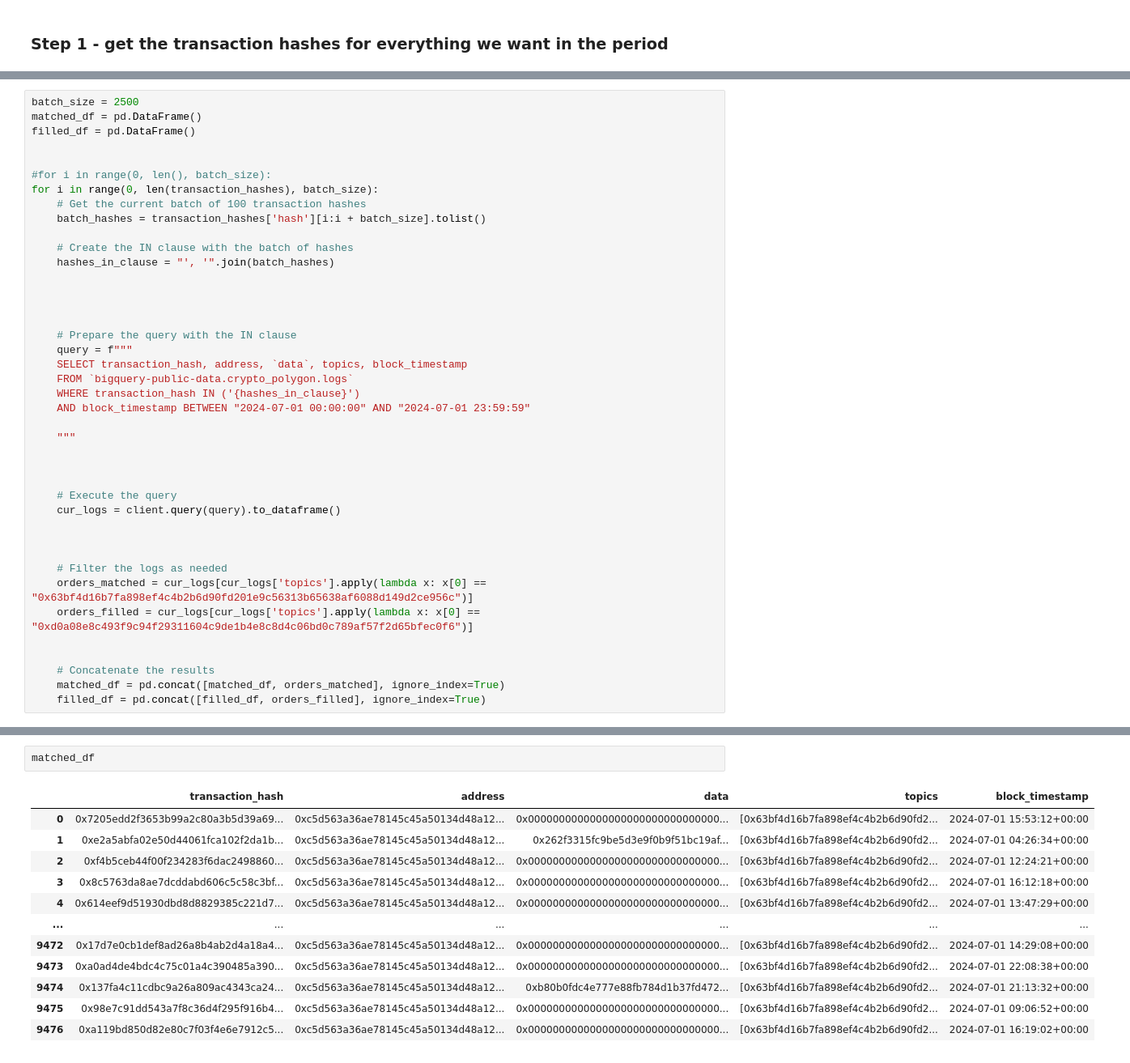
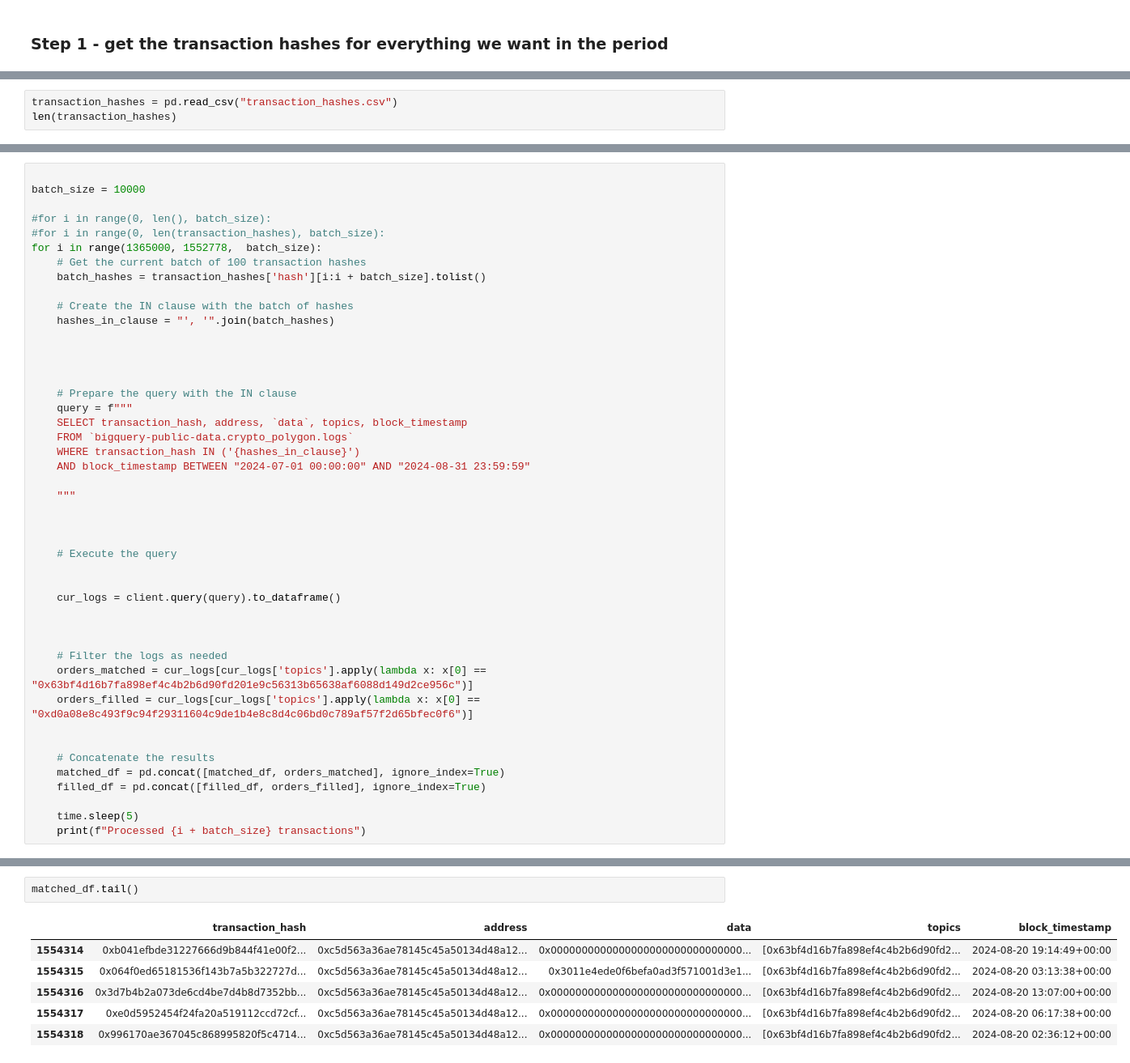
Before and after one commit to jonahk0702/How-Are-Returns-Distributed-in-Prediction-Markets, a Jupyter notebook: main.ipynb, the cells around one changed output, grey strips where cells are left out. Shown at 81% size. Cells and saved outputs as stored; diff of their text form.

```diff
--- a/main.ipynb
+++ b/main.ipynb
@@ -45,0 +51,3 @@ len(transaction_hashes)
+# %%
+transaction_hashes = pd.read_csv("transaction_hashes.csv")
+len(transaction_hashes)
@@ -54,11 +71,10 @@ Cred Evelyne Ong the Second
 # %%
-batch_size = 2500
-matched_df = pd.DataFrame()
-filled_df = pd.DataFrame()
 
+batch_size = 10000
 
 #for i in range(0, len(), batch_size):
-for i in range(0, len(transaction_hashes), batch_size):
+#for i in range(0, len(transaction_hashes), batch_size):
+for i in range(1365000, 1552778,  batch_size):
     # Get the current batch of 100 transaction hashes
     batch_hashes = transaction_hashes['hash'][i:i + batch_size].tolist()
 
@@ -73,13 +89,15 @@ for i in range(0, len(transaction_hashes), batch_size):
     SELECT transaction_hash, address, `data`, topics, block_timestamp
     FROM `bigquery-public-data.crypto_polygon.logs`
     WHERE transaction_hash IN ('{hashes_in_clause}')
-    AND block_timestamp BETWEEN "2024-07-01 00:00:00" AND "2024-07-01 23:59:59"
+    AND block_timestamp BETWEEN "2024-07-01 00:00:00" AND "2024-08-31 23:59:59"
 
     """
 
 
 
     # Execute the query
+
+
     cur_logs = client.query(query).to_dataframe()
 
 
@@ -92,3 +110,6 @@ for i in range(0, len(transaction_hashes), batch_size):
     # Concatenate the results
     matched_df = pd.concat([matched_df, orders_matched], ignore_index=True)
     filled_df = pd.concat([filled_df, orders_filled], ignore_index=True)
+
+    time.sleep(5)
+    print(f"Processed {i + batch_size} transactions")
@@ -95,15 +140,9 @@ for i in range(0, len(transaction_hashes), batch_size):
 # %%
-matched_df
+matched_df.tail()
 # %% [output]
 |  | transaction_hash | address | data | topics | block_timestamp |
-| 0 | 0x7205edd2f3653b99a2c80a3b5d39a69... | 0xc5d563a36ae78145c45a50134d48a12... | 0x0000000000000000000000000000000... | [0x63bf4d16b7fa898ef4c4b2b6d90fd2... | 2024-07-01 15:53:12+00:00 |
-| 1 | 0xe2a5abfa02e50d44061fca102f2da1b... | 0xc5d563a36ae78145c45a50134d48a12... | 0x262f3315fc9be5d3e9f0b9f51bc19af... | [0x63bf4d16b7fa898ef4c4b2b6d90fd2... | 2024-07-01 04:26:34+00:00 |
-| 2 | 0xf4b5ceb44f00f234283f6dac2498860... | 0xc5d563a36ae78145c45a50134d48a12... | 0x0000000000000000000000000000000... | [0x63bf4d16b7fa898ef4c4b2b6d90fd2... | 2024-07-01 12:24:21+00:00 |
-| 3 | 0x8c5763da8ae7dcddabd606c5c58c3bf... | 0xc5d563a36ae78145c45a50134d48a12... | 0x0000000000000000000000000000000... | [0x63bf4d16b7fa898ef4c4b2b6d90fd2... | 2024-07-01 16:12:18+00:00 |
-| 4 | 0x614eef9d51930dbd8d8829385c221d7... | 0xc5d563a36ae78145c45a50134d48a12... | 0x0000000000000000000000000000000... | [0x63bf4d16b7fa898ef4c4b2b6d90fd2... | 2024-07-01 13:47:29+00:00 |
-| ... | ... | ... | ... | ... | ... |
-| 9472 | 0x17d7e0cb1def8ad26a8b4ab2d4a18a4... | 0xc5d563a36ae78145c45a50134d48a12... | 0x0000000000000000000000000000000... | [0x63bf4d16b7fa898ef4c4b2b6d90fd2... | 2024-07-01 14:29:08+00:00 |
-| 9473 | 0xa0ad4de4bdc4c75c01a4c390485a390... | 0xc5d563a36ae78145c45a50134d48a12... | 0x0000000000000000000000000000000... | [0x63bf4d16b7fa898ef4c4b2b6d90fd2... | 2024-07-01 22:08:38+00:00 |
-| 9474 | 0x137fa4c11cdbc9a26a809ac4343ca24... | 0xc5d563a36ae78145c45a50134d48a12... | 0xb80b0fdc4e777e88fb784d1b37fd472... | [0x63bf4d16b7fa898ef4c4b2b6d90fd2... | 2024-07-01 21:13:32+00:00 |
-| 9475 | 0x98e7c91dd543a7f8c36d4f295f916b4... | 0xc5d563a36ae78145c45a50134d48a12... | 0x0000000000000000000000000000000... | [0x63bf4d16b7fa898ef4c4b2b6d90fd2... | 2024-07-01 09:06:52+00:00 |
-| 9476 | 0xa119bd850d82e80c7f03f4e6e7912c5... | 0xc5d563a36ae78145c45a50134d48a12... | 0x0000000000000000000000000000000... | [0x63bf4d16b7fa898ef4c4b2b6d90fd2... | 2024-07-01 16:19:02+00:00 |
+| 1554314 | 0xb041efbde31227666d9b844f41e00f2... | 0xc5d563a36ae78145c45a50134d48a12... | 0x0000000000000000000000000000000... | [0x63bf4d16b7fa898ef4c4b2b6d90fd2... | 2024-08-20 19:14:49+00:00 |
+| 1554315 | 0x064f0ed65181536f143b7a5b322727d... | 0xc5d563a36ae78145c45a50134d48a12... | 0x3011e4ede0f6befa0ad3f571001d3e1... | [0x63bf4d16b7fa898ef4c4b2b6d90fd2... | 2024-08-20 03:13:38+00:00 |
+| 1554316 | 0x3d7b4b2a073de6cd4be7d4b8d7352bb... | 0xc5d563a36ae78145c45a50134d48a12... | 0x0000000000000000000000000000000... | [0x63bf4d16b7fa898ef4c4b2b6d90fd2... | 2024-08-20 13:07:00+00:00 |
+| 1554317 | 0xe0d5952454f24fa20a519112ccd72cf... | 0xc5d563a36ae78145c45a50134d48a12... | 0x0000000000000000000000000000000... | [0x63bf4d16b7fa898ef4c4b2b6d90fd2... | 2024-08-20 06:17:38+00:00 |
+| 1554318 | 0x996170ae367045c868995820f5c4714... | 0xc5d563a36ae78145c45a50134d48a12... | 0x0000000000000000000000000000000... | [0x63bf4d16b7fa898ef4c4b2b6d90fd2... | 2024-08-20 02:36:12+00:00 |
```
Also changed, not shown: parts of 24 cells of this notebook, 7 other files.
